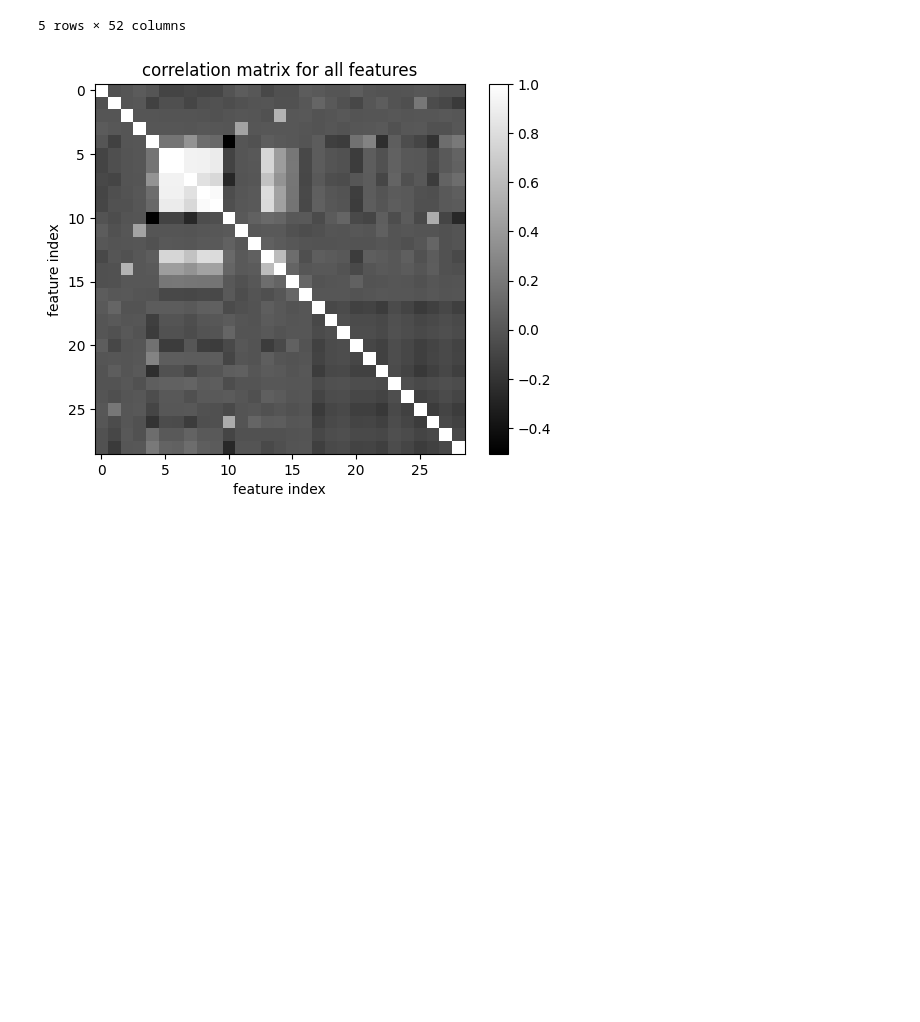
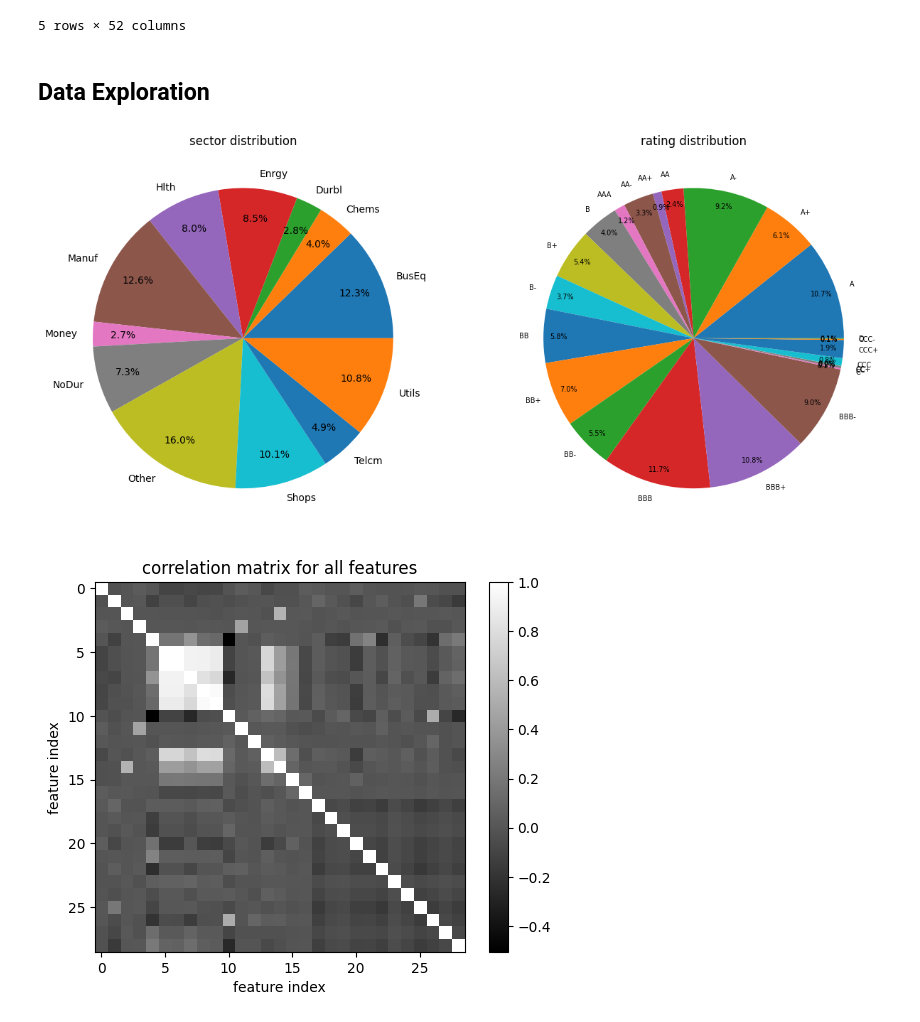
Before and after one commit to LilAiluropoda/corporate-credit-rating, a Jupyter notebook: model/basic_xgboost_v0.ipynb, the cells around one changed output. Cells and saved outputs as stored; diff of their text form; code cells hidden in the pictures; blank space fills up the shorter version.

Commit message:
Updated piecharts

```diff
--- a/model/basic_xgboost_v0.ipynb
+++ b/model/basic_xgboost_v0.ipynb
@@ -70,4 +74,32 @@ df.head(5)
 | 3 | 1277769600000000000 | 0.8358 | 0.4708 | 0.9491 | 64.5096 | 18.4549 | ... |
 | 4 | 1279065600000000000 | 1.2931 | 0.2644 | 0.4036 | 3.8385 | 1.3269 | ... |
 5 rows × 52 columns
+# %% [markdown]
+## Data Exploration
+# %%
+#Plotting the piecharts for visualizing sector & rating data
+
+#Define the subplots
+fig, (ax1, ax2) = plt.subplots(1,2, figsize=(15,15))
+
+#Obtain sector & rating data
+sector_distribution = df.iloc[:,17:29].sum()
+rating_distribution = df.iloc[:,29:52].sum()
+
+#Sort the labels
+sector_classes.sort()
+rating_classes.sort()
+
+#Define the pie chart for sector distribution
+ax1.pie(sector_distribution, labels=sector_classes, autopct='%1.1f%%',pctdistance=0.8)
+ax1.title.set_text('sector distribution')
+
+#Define the pie chart for rating distribution
+ax2.pie(rating_distribution, labels=rating_classes, autopct='%1.1f%%',pctdistance=0.9, textprops={'fontsize': 7})
+ax2.title.set_text('rating distribution')
+
+#Display the graph
+plt.show()
+# %% [output]
+[figure, added]
 # %%
```
Also changed, not shown: parts of 3 cells of this notebook.
